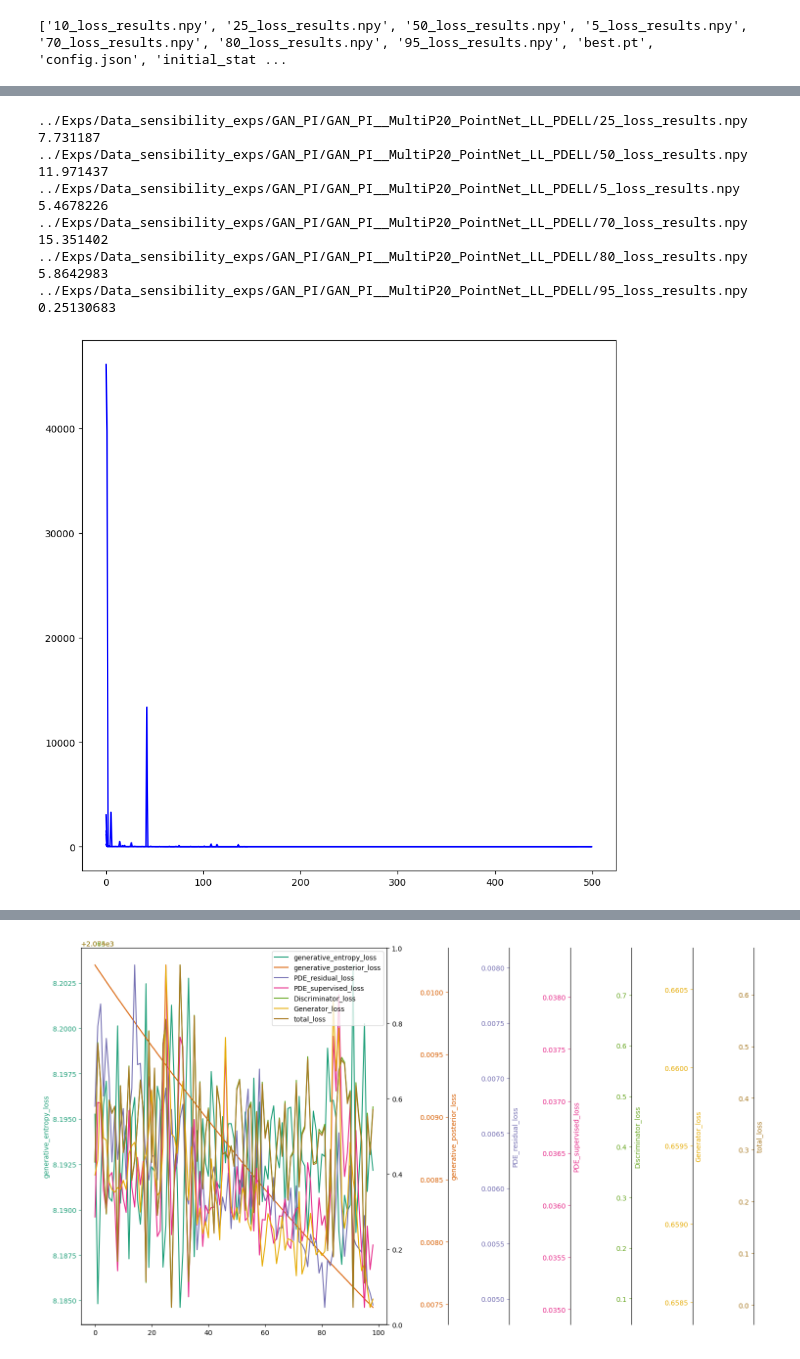
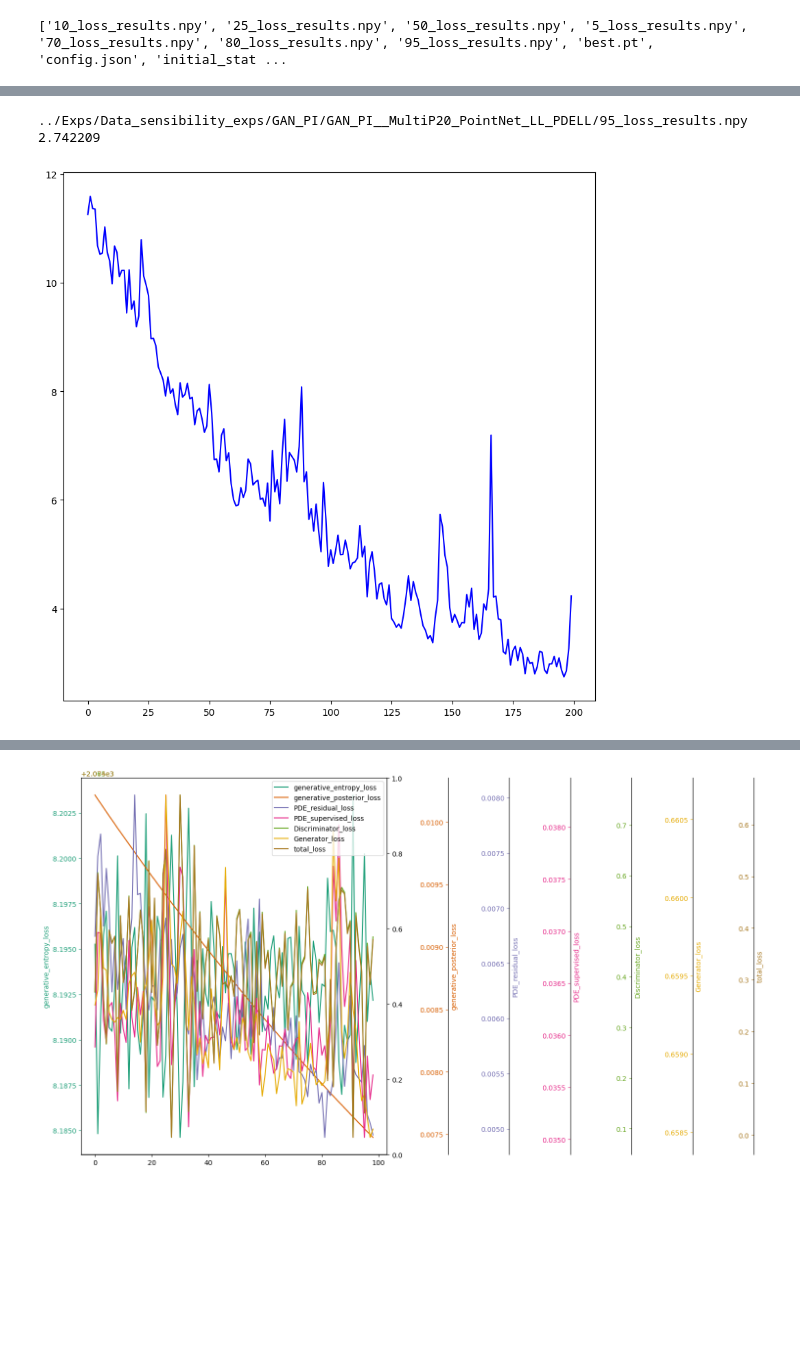
Before and after one commit to grmc1999/PhysicsSimulationDeepLearning, a Jupyter notebook: Notebooks/Result_analysis.ipynb, the cells around one changed output, grey strips where cells are left out. Saved outputs shown, nothing was run; the diff lists cells and outputs as text; code cells hidden in the pictures; blank space fills up the shorter version.

```diff
--- a/Notebooks/Result_analysis.ipynb
+++ b/Notebooks/Result_analysis.ipynb
@@ -223,34 +223,24 @@ glob.glob((os.path.join(root,model_id,"*_loss_results.npy")))
  '../Exps/Data_sensibility_exps/GAN_PI/GAN_PI__MultiP20_PointNet_LL_PDELL/95_loss_results.npy']
 # %%
 fig,axs=plt.subplots(figsize=(10,10))
-inidx_1=0
+inidx_1=300
 inidx_2=-1
 color='b'
-for res in glob.glob((os.path.join(root,model_id,"*_loss_results.npy")))[1:]:
+for res in glob.glob((os.path.join(root,model_id,"*_loss_results.npy")))[-1:]:
     print(res)
     step_loss={}
     hist=np.load(res,allow_pickle=True)
     hist=hist.tolist()
     for k in hist[0]["train"]["generative_losses"][0].keys():
         step_loss[k]=list(
             reduce(lambda x,y:x+y,list(b[k] for b in hist[ep]["train"]["generative_losses"])) for ep in hist.keys()
         )
     axs.plot(np.arange(len(step_loss['PDE_residual_loss'][inidx_1:])),step_loss['PDE_residual_loss'][inidx_1:],color=color,label=k)
     print(np.min(step_loss['PDE_residual_loss'][inidx_1:]))
 plt.show()
 # %% [output]
-../Exps/Data_sensibility_exps/GAN_PI/GAN_PI__MultiP20_PointNet_LL_PDELL/25_loss_results.npy
-7.731187
-../Exps/Data_sensibility_exps/GAN_PI/GAN_PI__MultiP20_PointNet_LL_PDELL/50_loss_results.npy
-11.971437
-../Exps/Data_sensibility_exps/GAN_PI/GAN_PI__MultiP20_PointNet_LL_PDELL/5_loss_results.npy
-5.4678226
-../Exps/Data_sensibility_exps/GAN_PI/GAN_PI__MultiP20_PointNet_LL_PDELL/70_loss_results.npy
-15.351402
-../Exps/Data_sensibility_exps/GAN_PI/GAN_PI__MultiP20_PointNet_LL_PDELL/80_loss_results.npy
-5.8642983
 ../Exps/Data_sensibility_exps/GAN_PI/GAN_PI__MultiP20_PointNet_LL_PDELL/95_loss_results.npy
-0.25130683
+2.742209
-[figure, old version]
+[figure, new version]
 # %%
 fig,axs=plt.subplots(figsize=(10,10))
```
Also changed, not shown: parts of 1 cell of this notebook, 1 other file.
